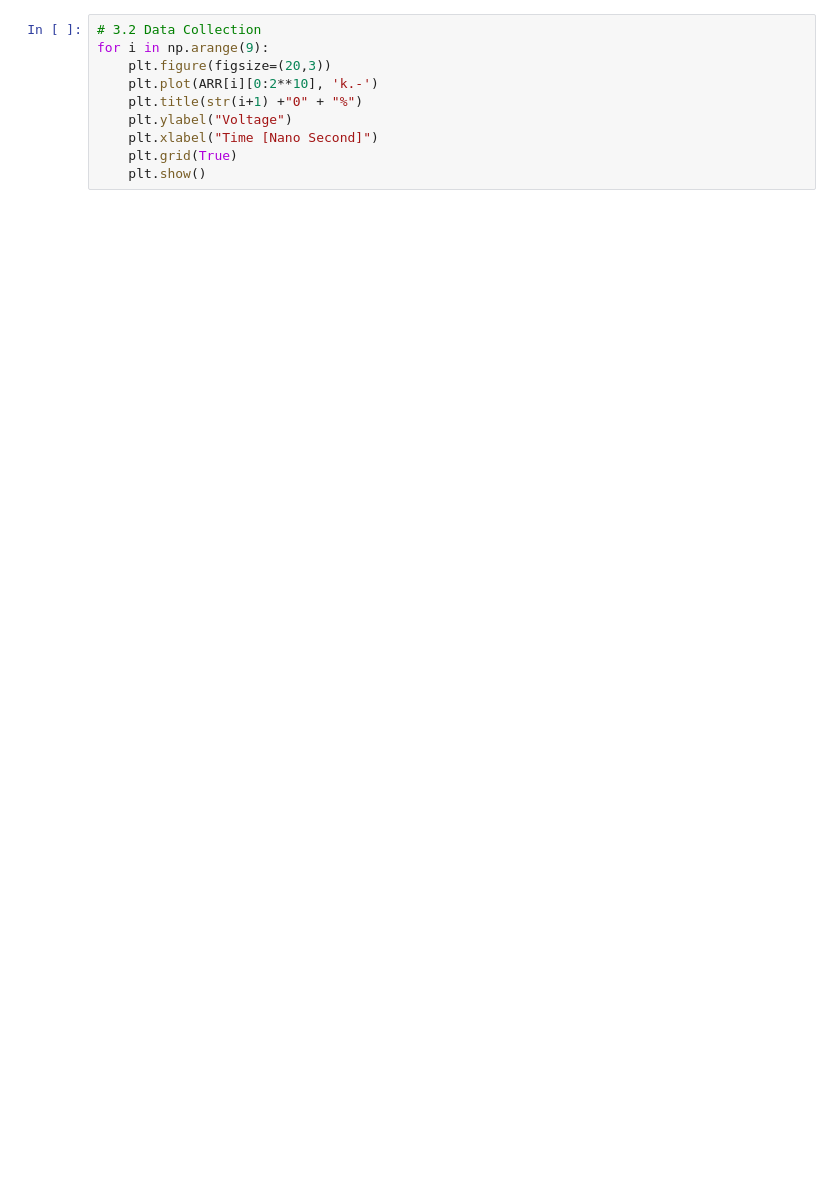
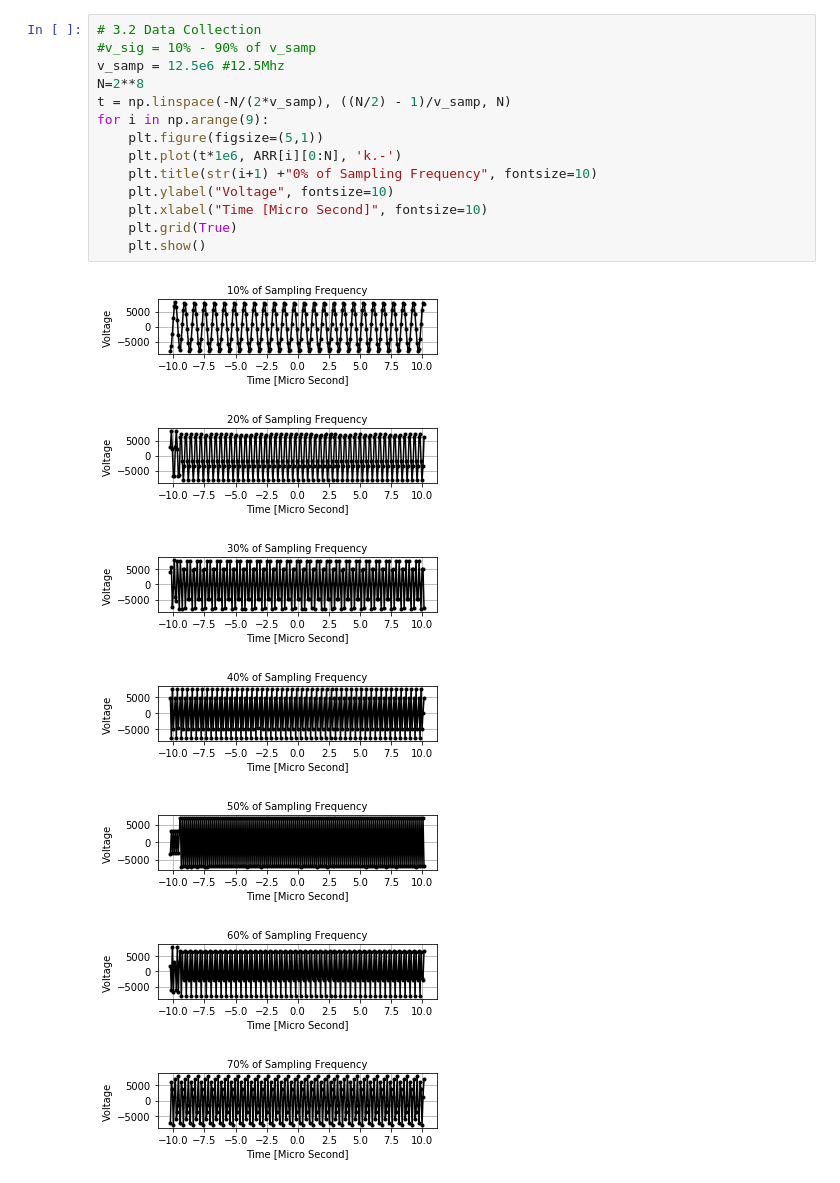
Before and after one commit to ychen38568083/RadioLab, a Jupyter notebook: RadioLab1/RadioLab1.ipynb, the cells around one changed output. Saved outputs shown, nothing was run; the diff lists cells and outputs as text; blank space fills up the shorter version.

```diff
--- a/RadioLab1/RadioLab1.ipynb
+++ b/RadioLab1/RadioLab1.ipynb
@@ -14,10 +88,22 @@ for i in np.arange(9):
 # %%
 # 3.2 Data Collection
+#v_sig = 10% - 90% of v_samp
+v_samp = 12.5e6 #12.5Mhz
+N=2**8
+t = np.linspace(-N/(2*v_samp), ((N/2) - 1)/v_samp, N)
 for i in np.arange(9):
-    plt.figure(figsize=(20,3))
-    plt.plot(ARR[i][0:2**10], 'k.-')
-    plt.title(str(i+1) +"0" + "%")
-    plt.ylabel("Voltage")
-    plt.xlabel("Time [Nano Second]")
+    plt.figure(figsize=(5,1))
+    plt.plot(t*1e6, ARR[i][0:N], 'k.-')
+    plt.title(str(i+1) +"0% of Sampling Frequency", fontsize=10)
+    plt.ylabel("Voltage", fontsize=10)
+    plt.xlabel("Time [Micro Second]", fontsize=10)
     plt.grid(True)
     plt.show()
+# %% [output]
+[figure, added]
+[figure, added]
+[figure, added]
+[figure, added]
+[figure, added]
+[figure, added]
+[figure, added]
```
Also changed, not shown: parts of 26 cells of this notebook.
